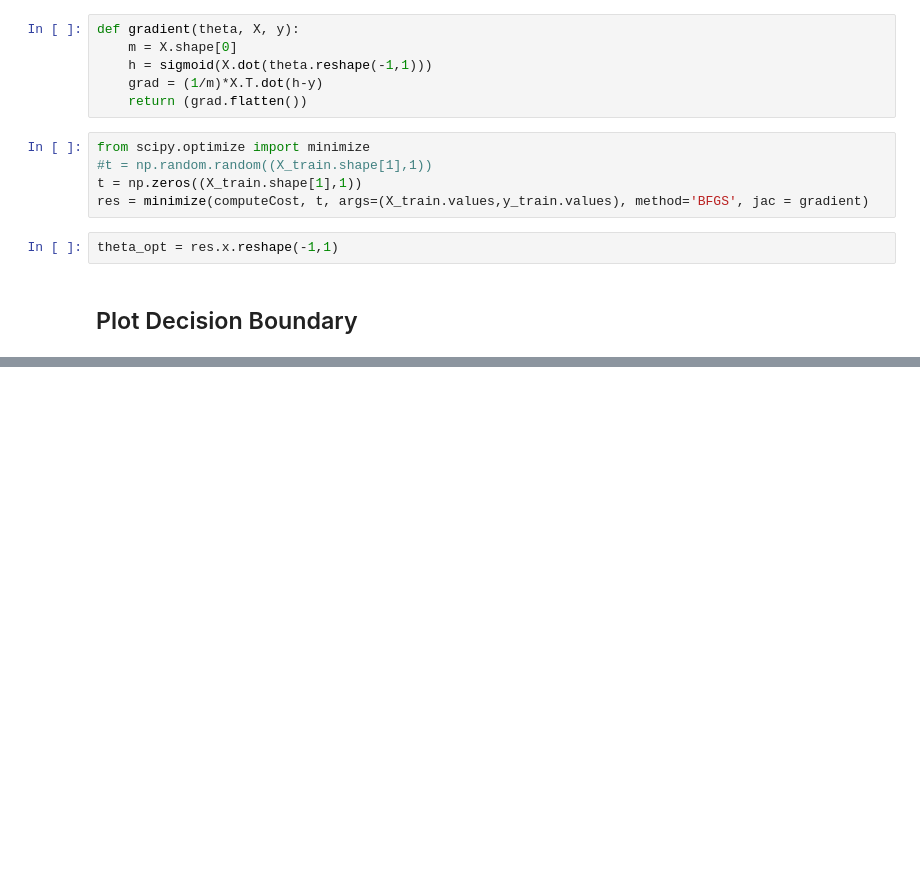
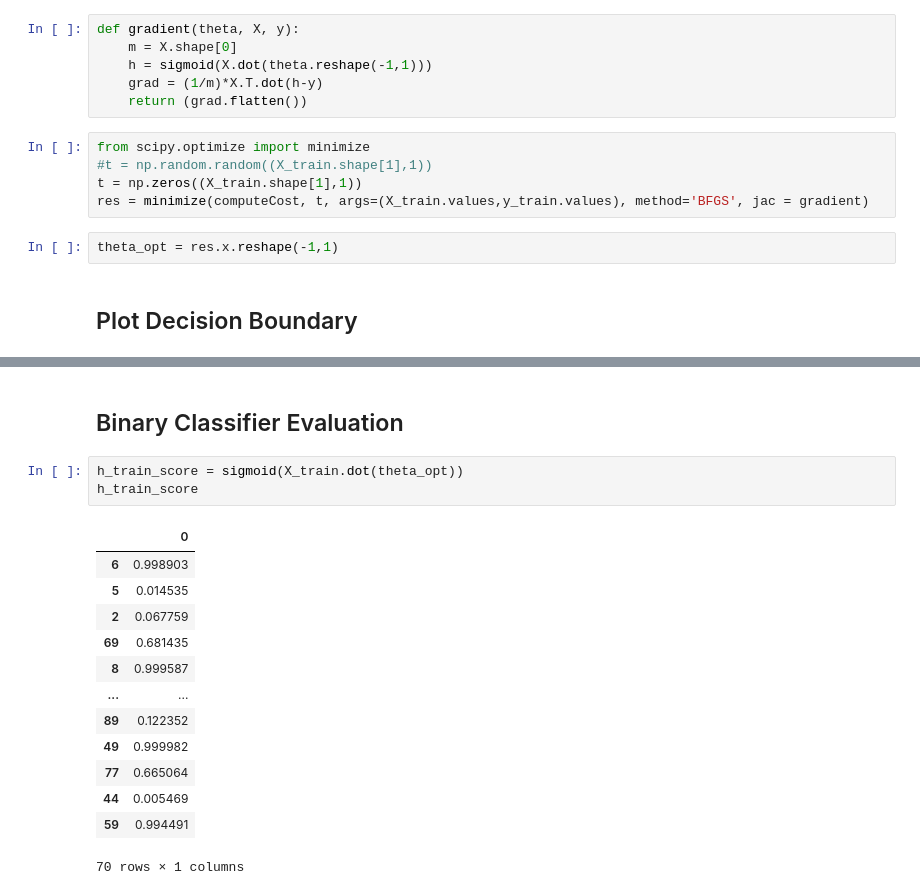
Before and after one commit to Zeruel92/hpc_exercices, a Jupyter notebook: LogisticRegression/LogisticRegression.ipynb, the cells around one changed output, grey strips where cells are left out. Saved outputs shown, nothing was run; the diff lists cells and outputs as text; blank space fills up the shorter version.

```diff
--- a/LogisticRegression/LogisticRegression.ipynb
+++ b/LogisticRegression/LogisticRegression.ipynb
@@ -129,0 +130,19 @@ plt.show()
+# %% [markdown]
+## Binary Classifier Evaluation
+# %%
+h_train_score = sigmoid(X_train.dot(theta_opt))
+h_train_score
+# %% [output]
+|  | 0 |
+| 6 | 0.998903 |
+| 5 | 0.014535 |
+| 2 | 0.067759 |
+| 69 | 0.681435 |
+| 8 | 0.999587 |
+| ... | ... |
+| 89 | 0.122352 |
+| 49 | 0.999982 |
+| 77 | 0.665064 |
+| 44 | 0.005469 |
+| 59 | 0.994491 |
+70 rows × 1 columns
```
Also changed, not shown: parts of 21 cells of this notebook.
